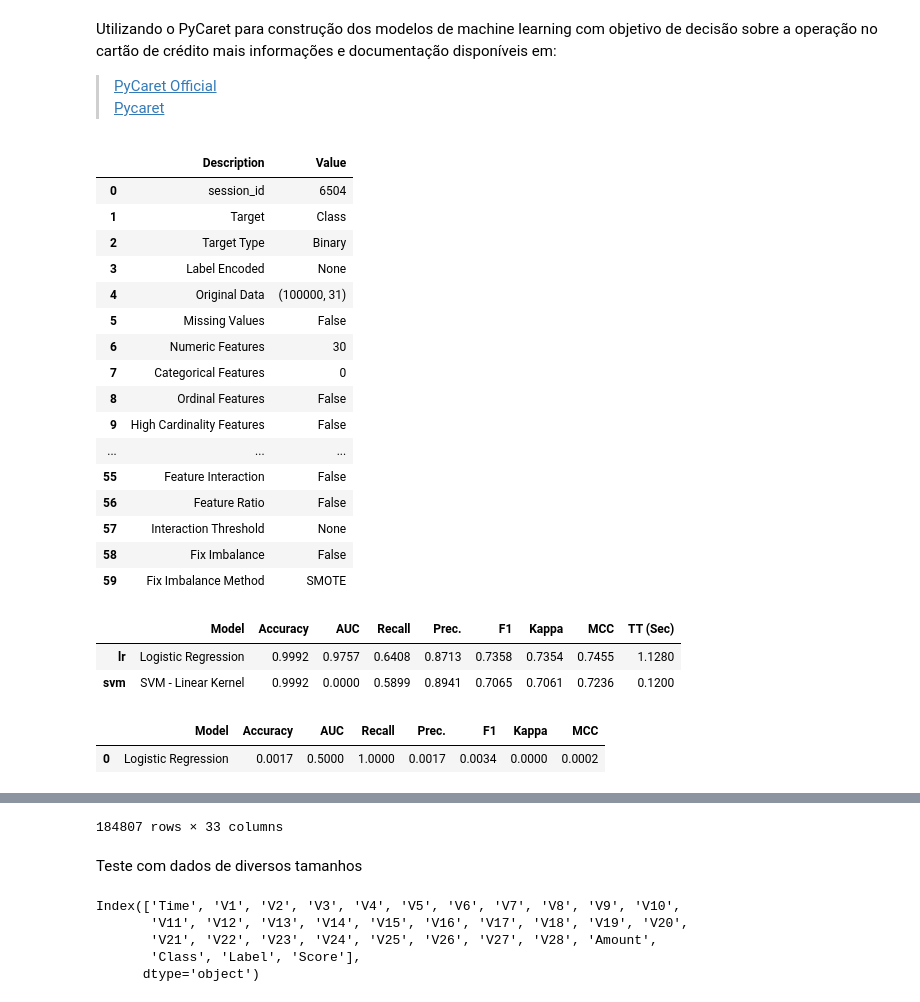
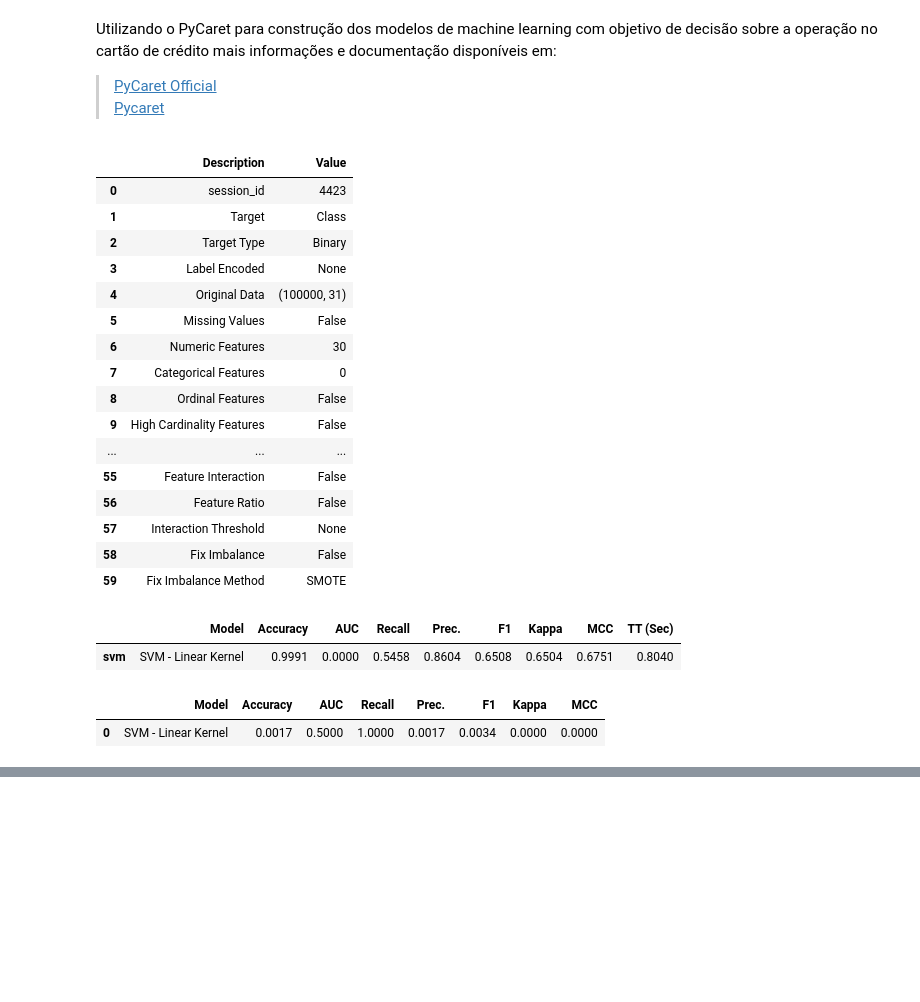
Before and after one commit to Mickael03/Fraude, a Jupyter notebook: Detecção de Fraude em Cartão de Crédito.ipynb, the cells around one changed output, grey strips where cells are left out. Saved outputs shown, nothing was run; the diff lists cells and outputs as text; code cells hidden in the pictures; blank space fills up the shorter version.

```diff
--- a/Detecção de Fraude em Cartão de Crédito.ipynb
+++ b/Detecção de Fraude em Cartão de Crédito.ipynb
@@ -360,11 +360,10 @@ from pycaret.classification import setup, models, create_model, tune_model
 #Modelos considerados nessa analise
 modelagem = setup(data = treino,
                  target = "Class",
-                 test_data = validacao,
-                 normalize = True)
+                 test_data = validacao)
 # %% [output]
 |  | Description | Value |
-| 0 | session_id | 6504 |
+| 0 | session_id | 4423 |
 | 1 | Target | Class |
 | 2 | Target Type | Binary |
 | 3 | Label Encoded | None |
@@ -382,18 +381,16 @@ modelagem = setup(data = treino,
 | 59 | Fix Imbalance Method | SMOTE |
 # %%
 #Modelos considerados nessa analise
-modelos = ["lr","svm"] #modelos = ["et","rf","lightgbm","dt","lr","svm"]
+modelos = ["svm"] #modelos = ["et","rf","lightgbm","dt","lr","svm"]
 # %%
 #Comparação dos modelos selecionados, ordenados por F1-Score
 modelo = pycaret.classification.compare_models(include = modelos, sort = "F1")
 # %% [output]
 |  | Model | Accuracy | AUC | Recall | Prec. | F1 | Kappa | MCC | TT (Sec) |
-| lr | Logistic Regression | 0.9992 | 0.9757 | 0.6408 | 0.8713 | 0.7358 | 0.7354 | 0.7455 | 1.1280 |
-| svm | SVM - Linear Kernel | 0.9992 | 0.0000 | 0.5899 | 0.8941 | 0.7065 | 0.7061 | 0.7236 | 0.1200 |
+| svm | SVM - Linear Kernel | 0.9991 | 0.0000 | 0.5458 | 0.8604 | 0.6508 | 0.6504 | 0.6751 | 0.8040 |
 # %%
 #Predição do melhor modelo nos dados de validação
 pred = pycaret.classification.predict_model(modelo) #Mostrar um resumo das métricas dos dados de teste
-pred #Mostra um DataFrame com dados e o valor predito
 # %% [output]
 |  | Model | Accuracy | AUC | Recall | Prec. | F1 | Kappa | MCC |
-| 0 | Logistic Regression | 0.0017 | 0.5000 | 1.0000 | 0.0017 | 0.0034 | 0.0000 | 0.0002 |
+| 0 | SVM - Linear Kernel | 0.0017 | 0.5000 | 1.0000 | 0.0017 | 0.0034 | 0.0000 | 0.0000 |
@@ -412,11 +396,0 @@ pred #Mostra um DataFrame com dados e o valor predito
-184807 rows × 33 columns
-# %% [markdown]
-Teste com dados de diversos tamanhos
-# %%
-pred.columns
-# %% [output]
-Index(['Time', 'V1', 'V2', 'V3', 'V4', 'V5', 'V6', 'V7', 'V8', 'V9', 'V10',
-       'V11', 'V12', 'V13', 'V14', 'V15', 'V16', 'V17', 'V18', 'V19', 'V20',
-       'V21', 'V22', 'V23', 'V24', 'V25', 'V26', 'V27', 'V28', 'Amount',
-       'Class', 'Label', 'Score'],
-      dtype='object')
```
Also changed, not shown: parts of 5 cells of this notebook, 1 other file.
